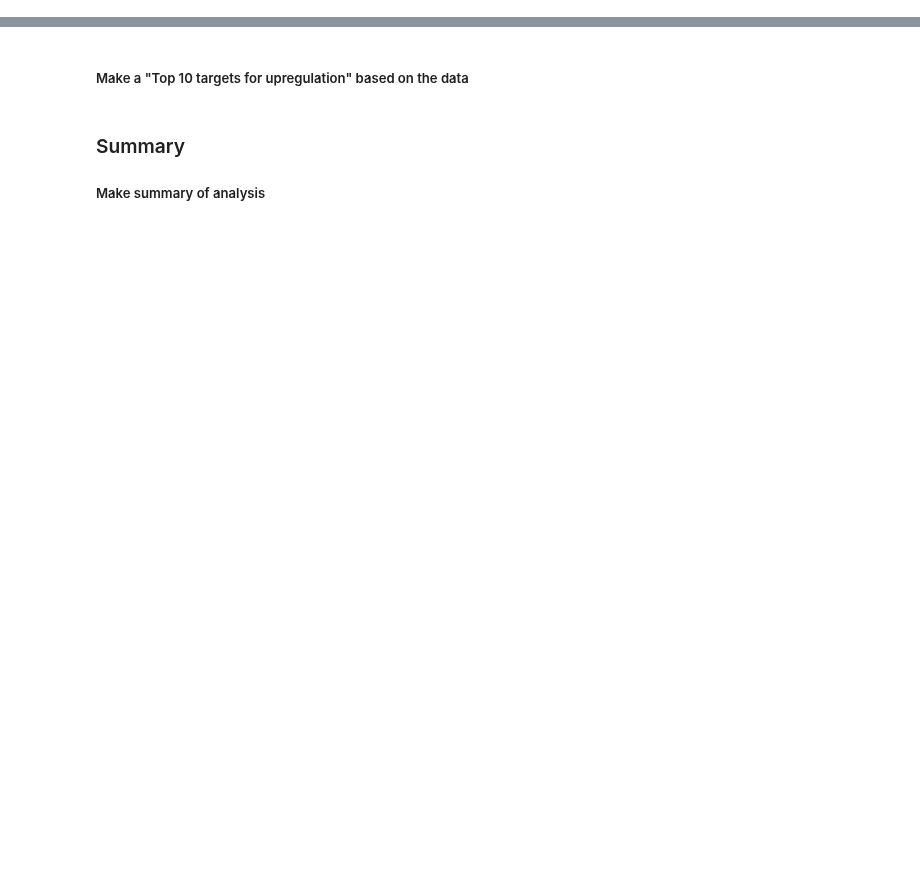
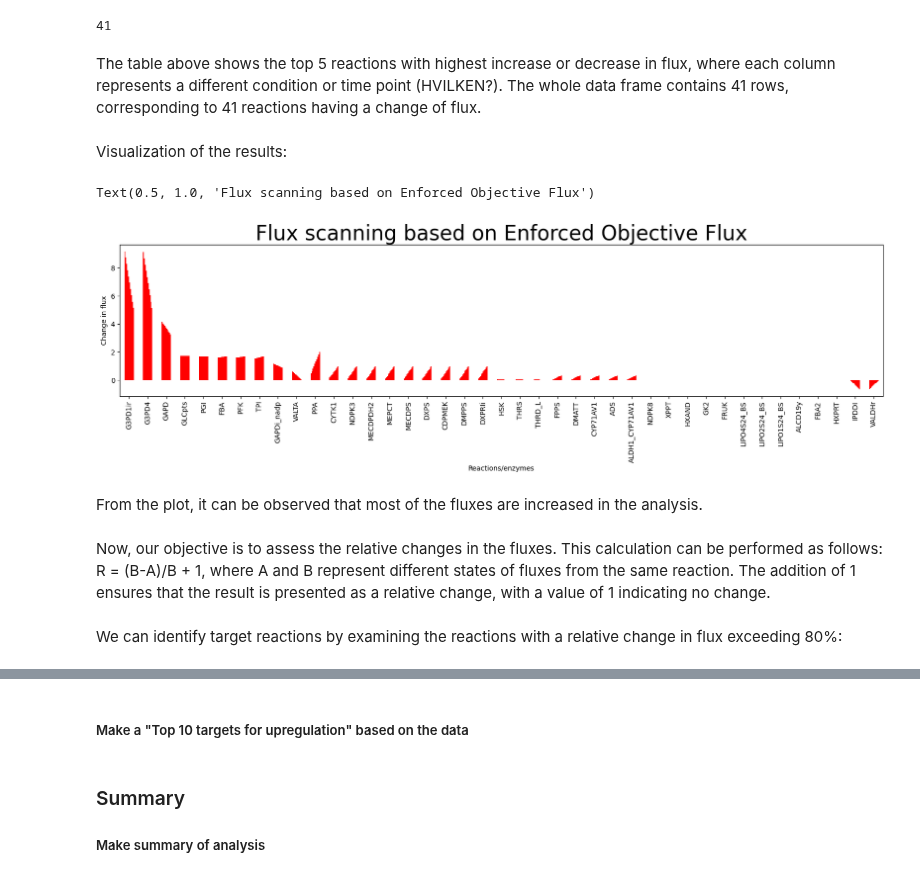
Before and after one commit to 27410/group-assignment-group6, a Jupyter notebook: 5_FSEOF_analysis.ipynb, the cells around one changed output, grey strips where cells are left out. Cells and saved outputs as stored; diff of their text form; code cells hidden in the pictures; blank space fills up the shorter version.

Commit message:
5_FSEOF_analysis

```diff
--- a/5_FSEOF_analysis.ipynb
+++ b/5_FSEOF_analysis.ipynb
@@ -66,12 +0,0 @@ To get a better overview of the changes in flux and genes we can plot the in the
-# %%
-# I THINK WE SHOULD CHANGE THIS!
-# Creating a function, which has three input variables
-# returns colouring of the values in the data frame
-def bar_color(df,color1,color2):
-    return np.where(df.values >=0,color1,color2).T
-
-# Generating a plot
-fig = fseof_result_df.plot(legend=None, kind='bar', color=bar_color(fseof_result_df,'salmon','blue'),figsize=(20, 4), grid =False);
-fig.set_ylabel('Change in flux')
-fig.set_xlabel('Gene names')
-fig.set_title('Flux scanning based on Enforced Objective Flux', size=30)
@@ -132,0 +13,5 @@ target_reactions_df.tail()
+# %%
+# Loading of the model
+iYO844 = read_sbml_model("data/iYO844_modified.xml")
+# Observe access to modified model
+iYO844
@@ -132,0 +26,9 @@ target_reactions_df.tail()
+# %%
+# Perform flux variability analysis on the modified model to explore and optimize the flux space of the model
+fseof = FSEOF(iYO844)
+# %%
+# We want to target the flux of reaction 6 called ALDH1_CYP71AV1 within the cell
+fseof_result = fseof.run(target=iYO844.reactions.ALDH1_CYP71AV1)
+fseof_result_df = fseof_result.data_frame # Creating a data frame object with fseof_result
+# The data frame represents a table where each row corresponds to a specific metabolic reaction,
+# and each column represents a condition or time point <-- VED IKKE HVILKEN
@@ -132,0 +62,33 @@ target_reactions_df.tail()
+# %%
+len(fseof_result_df) # Number of rows (reactions) in data frame
+# %% [output]
+41
+# %% [markdown]
+The table above shows the top 5 reactions with highest increase or decrease in flux, where each column represents a different condition or time point (HVILKEN?). The whole data frame contains 41 rows, corresponding to 41 reactions having a change of flux.
+# %% [markdown]
+Visualization of the results:
+# %%
+# Creating a function, which has three input variables
+# returns colouring of the values in the data frame
+def bar_color(fseof_result_df, color1, color2):
+    return np.where(fseof_result_df.values >= 0, color1, color2).flatten()
+
+# Generating a plot
+fig = fseof_result_df.plot(
+    legend=None,
+    kind='bar',
+    color=bar_color(fseof_result_df, 'red', 'blue'),
+    figsize=(20, 4),
+    grid=False
+)
+
+fig.set_ylabel('Change in flux')
+fig.set_xlabel('Reactions/enzymes')
+fig.set_title('Flux scanning based on Enforced Objective Flux', size=30)
+# %% [output]
+Text(0.5, 1.0, 'Flux scanning based on Enforced Objective Flux')
+[figure, added]
+# %% [markdown]
+From the plot, it can be observed that most of the fluxes are increased in the analysis.
+# %% [markdown]
+Now, our objective is to assess the relative changes in the fluxes. This calculation can be performed as follows: R = (B-A)/B + 1, where A and B represent different states of fluxes from the same reaction. The addition of 1 ensures that the result is presented as a relative change, with a value of 1 indicating no change.
@@ -132,0 +98,2 @@ target_reactions_df.tail()
+# %% [markdown]
+We can identify target reactions by examining the reactions with a relative change in flux exceeding 80%:
```
Also changed, not shown: parts of 37 cells of this notebook, 2 other files.
